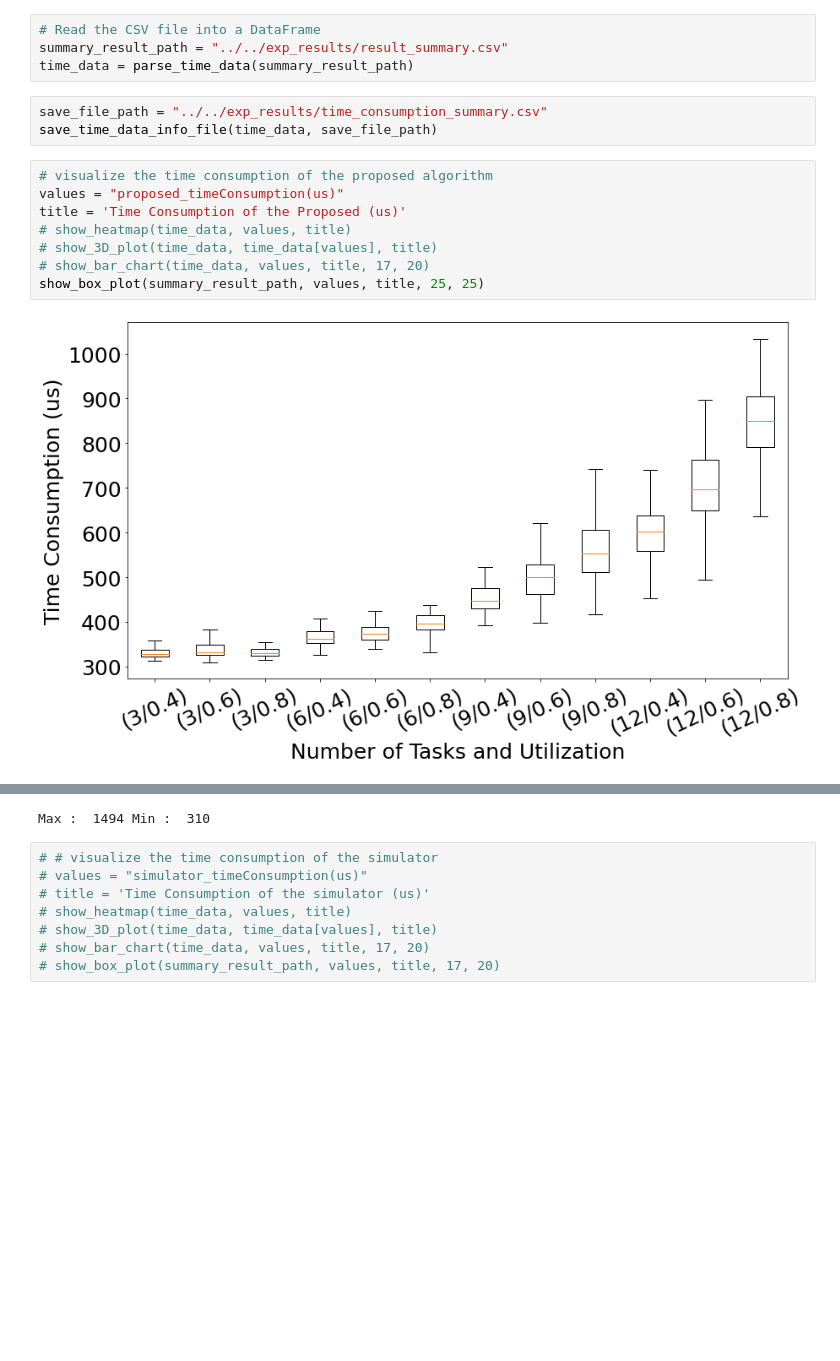
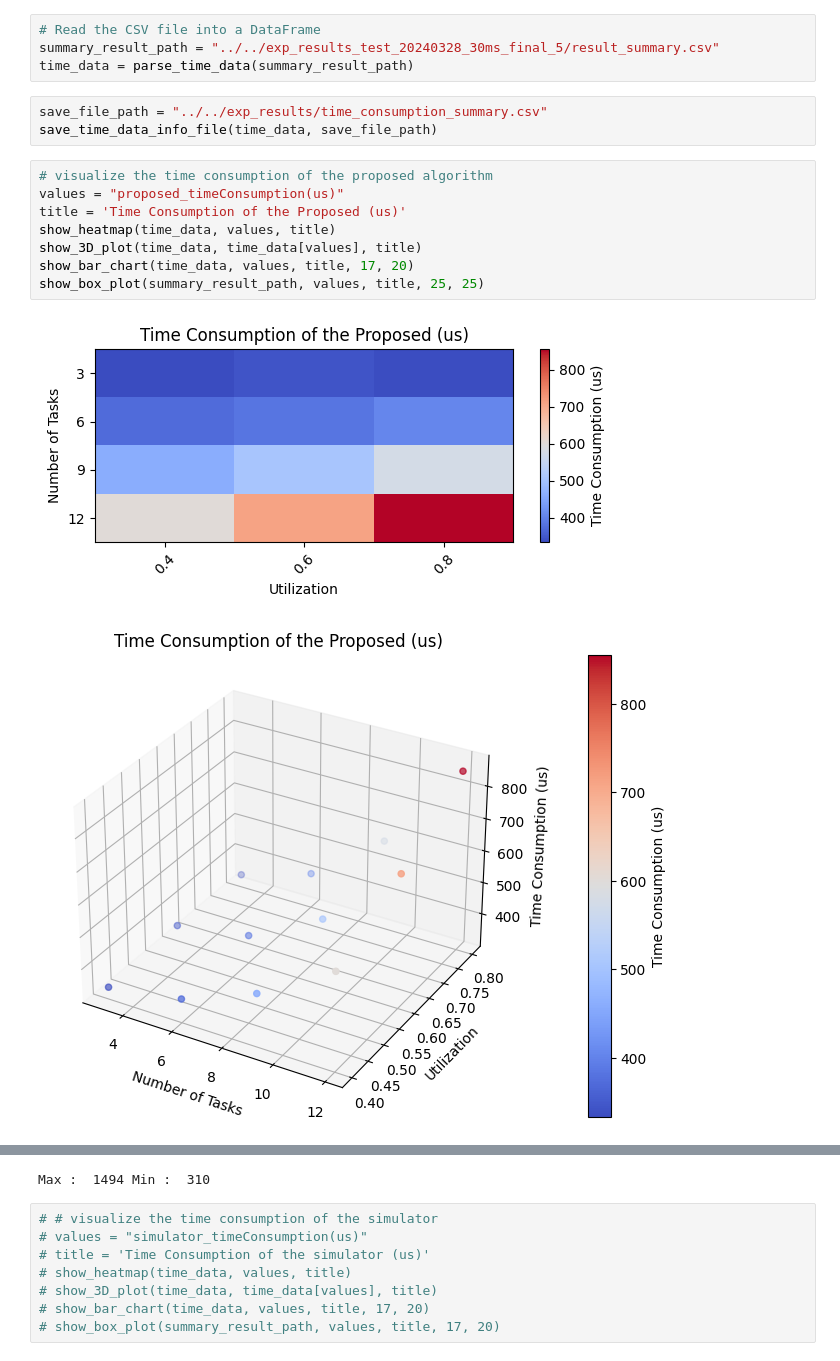
Before and after one commit to YoonKyonghwan/CFS_WCRT_Analysis, a Jupyter notebook: script/analysis/time_complexity.ipynb, the cells around one changed output, grey strips where cells are left out. Saved outputs shown, nothing was run; the diff lists cells and outputs as text; blank space fills up the shorter version.

```diff
--- a/script/analysis/time_complexity.ipynb
+++ b/script/analysis/time_complexity.ipynb
@@ -2,7 +2,7 @@
 from functions import parse_time_data, save_time_data_info_file, show_heatmap, show_3D_plot, show_bar_chart, show_box_plot
 # %%
 # Read the CSV file into a DataFrame
-summary_result_path = "../../exp_results/result_summary.csv"
+summary_result_path = "../../exp_results_test_20240328_30ms_final_5/result_summary.csv"
 time_data = parse_time_data(summary_result_path)
 # %%
 save_file_path = "../../exp_results/time_consumption_summary.csv"
@@ -10,10 +10,11 @@ save_time_data_info_file(time_data, save_file_path)
 # %%
 # visualize the time consumption of the proposed algorithm
 values = "proposed_timeConsumption(us)"
 title = 'Time Consumption of the Proposed (us)'
-# show_heatmap(time_data, values, title)
-# show_3D_plot(time_data, time_data[values], title)
-# show_bar_chart(time_data, values, title, 17, 20)
+show_heatmap(time_data, values, title)
+show_3D_plot(time_data, time_data[values], title)
+show_bar_chart(time_data, values, title, 17, 20)
 show_box_plot(summary_result_path, values, title, 25, 25)
 # %% [output]
-[figure, old version]
+[figure, new version]
+[figure, added]
```
Also changed, not shown: parts of 1 cell of this notebook, 26 other files.
